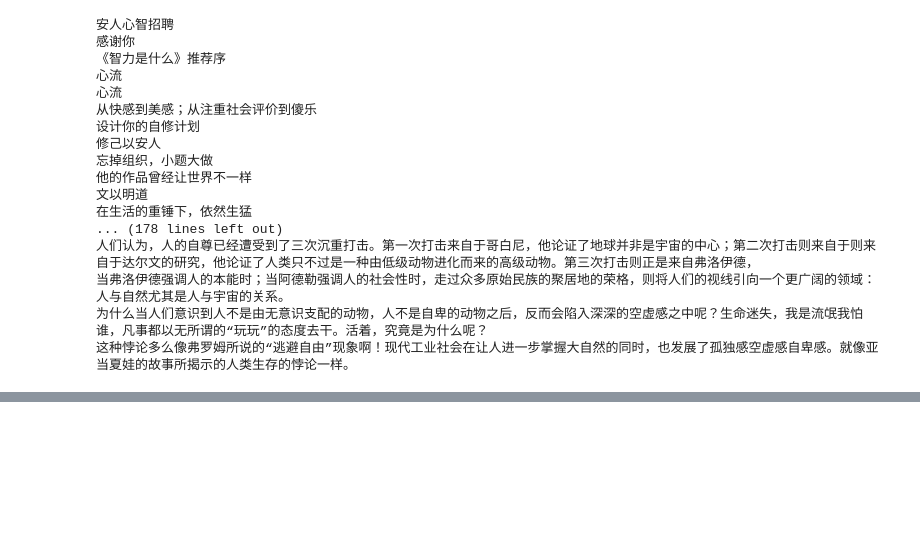
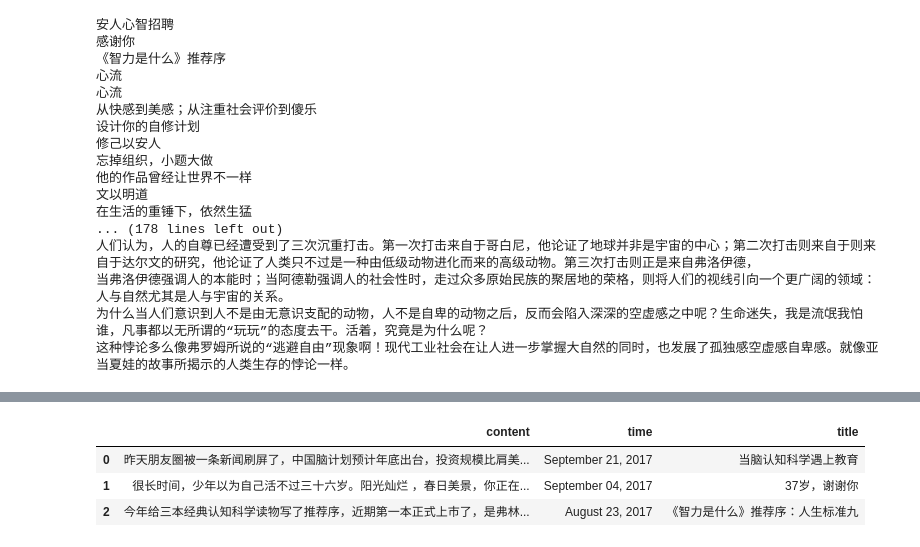
Before and after one commit to Hugo1030/yzp_spider, a Jupyter notebook: yzp-blog-spider.ipynb, the cells around one changed output, grey strips where cells are left out. Cells and saved outputs as stored; diff of their text form; code cells hidden in the pictures; blank space fills up the shorter version.

Commit message:
dtat frame

```diff
--- a/yzp-blog-spider.ipynb
+++ b/yzp-blog-spider.ipynb
@@ -10,0 +5,9 @@ print(res)
+# %%
+psy_url = "http://www.yangzhiping.com/psy/"
+urls = []
+
+
+res = requests.get(psy_url)
+soup = BeautifulSoup(res.text, "lxml")
+for articles in soup.select(".archive__item-title"):
+    url = articles.select("a")[0]['href']
@@ -38,13 +58,23 @@ for descriptions in soup.select(".archive__item-excerpt"):
 为什么当人们意识到人不是由无意识支配的动物，人不是自卑的动物之后，反而会陷入深深的空虚感之中呢？生命迷失，我是流氓我怕谁，凡事都以无所谓的“玩玩”的态度去干。活着，究竟是为什么呢？
 这种悖论多么像弗罗姆所说的“逃避自由”现象啊！现代工业社会在让人进一步掌握大自然的同时，也发展了孤独感空虚感自卑感。就像亚当夏娃的故事所揭示的人类生存的悖论一样。
 # %%
-def get_article(url):
+url = "http://www.yangzhiping.com/psy/qianmu.html"
+lst = []
+
+def get_article(url): # 获取内文信息
+    result = {}
+    article = []
     res = requests.get(url)
     soup = BeautifulSoup(res.text,"lxml")
-    title = soup.select(".page__title")[0].text
-    article = []
+    result['title']= soup.select(".page__title")[0].text.strip()
     for p in soup.select(".page__content p"):
         article.append(p.text)
-    time = soup.select("time")[0].text
-    return title,time,article
+    result['content'] = "\n".join(article)
+    result['time'] = soup.select("time")[0].text
+    return result
+
+url = "http://www.yangzhiping.com/psy/qianmu.html"
+info = get_article(url)
+lst.append(info)
+print(lst)
 # %% [output]
@@ -52,0 +82,10 @@ def get_article(url):
+# %%
+psy_url = "http://www.yangzhiping.com/psy/"
+psy_lst = []
+res = requests.get(psy_url)
+soup = BeautifulSoup(res.text, "lxml")
+for articles in soup.select(".archive__item-title"):
+    url = articles.select("a")[0]['href']
+    info = get_article(url)
+    psy_lst.append(info)
+    print(url)
@@ -52,0 +110,10 @@ def get_article(url):
+# %%
+import pandas
+
+df = pandas.DataFrame(psy_lst)
+df.head()
+# %% [output]
+|  | content | time | title |
+| 0 | 昨天朋友圈被一条新闻刷屏了，中国脑计划预计年底出台，投资规模比肩美... | September 21, 2017 | 当脑认知科学遇上教育 |
+| 1 | 很长时间，少年以为自己活不过三十六岁。阳光灿烂 ，春日美景，你正在... | September 04, 2017 | 37岁，谢谢你 |
+| 2 | 今年给三本经典认知科学读物写了推荐序，近期第一本正式上市了，是弗林... | August 23, 2017 | 《智力是什么》推荐序：人生标准九 |
```
Also changed, not shown: parts of 5 cells of this notebook.
